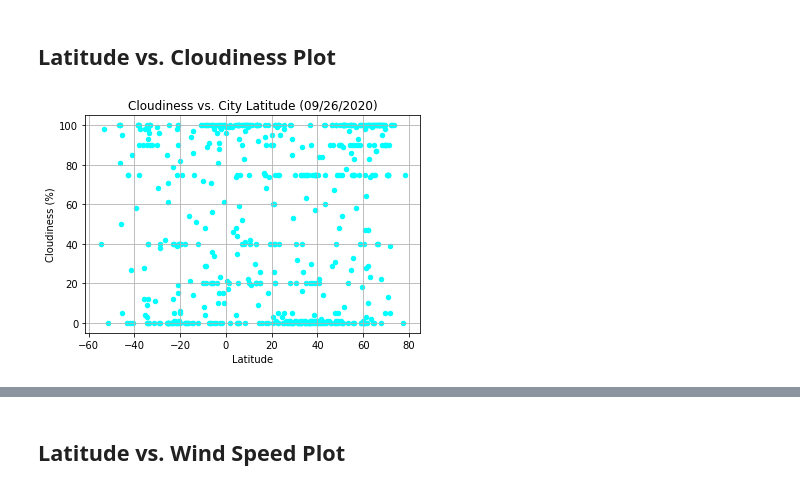
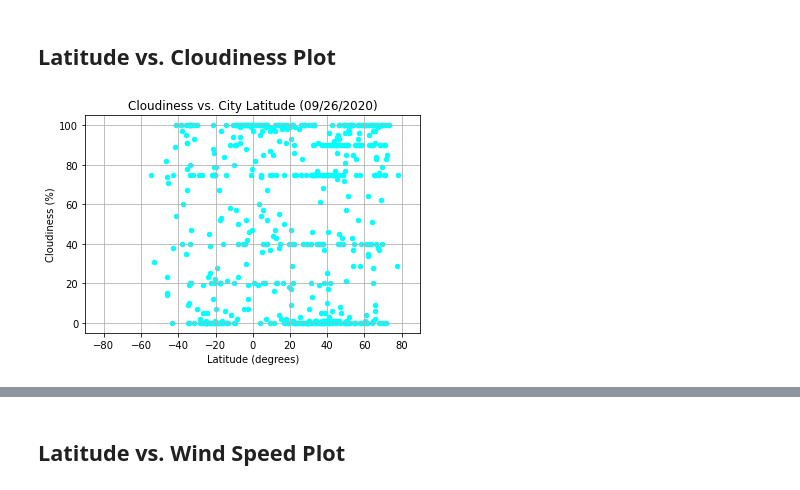
Before and after one commit to iCode13/python-api-challenge, a Jupyter notebook: WeatherPy.ipynb, the cells around one changed output, grey strips where cells are left out. Saved outputs shown, nothing was run; the diff lists cells and outputs as text; code cells hidden in the pictures.

```diff
--- a/WeatherPy.ipynb
+++ b/WeatherPy.ipynb
@@ -243,11 +251,12 @@ plt.savefig("output_data/Humidity_vs_Latitude.png")
 # %% [markdown]
 ## Latitude vs. Cloudiness Plot
 # %%
-weather_data.plot(kind="scatter",x="Latitude",y="Cloudiness", c="Cyan")
+weather_data_final.plot(kind="scatter",x="Latitude",y="Cloudiness", c="Cyan")
 plt.title("Cloudiness vs. City Latitude ({})".format(date))
-plt.xlabel("Latitude")
+plt.xlabel("Latitude (degrees)")
+plt.xlim([-90, 90])
 plt.ylabel("Cloudiness (%)")
 plt.grid()
 plt.savefig("output_data/Cloudiness_vs_Latitude.png")
 # %% [output]
-[figure, old version]
+[figure, new version]
```
Also changed, not shown: parts of 41 cells of this notebook, 5 other files.
